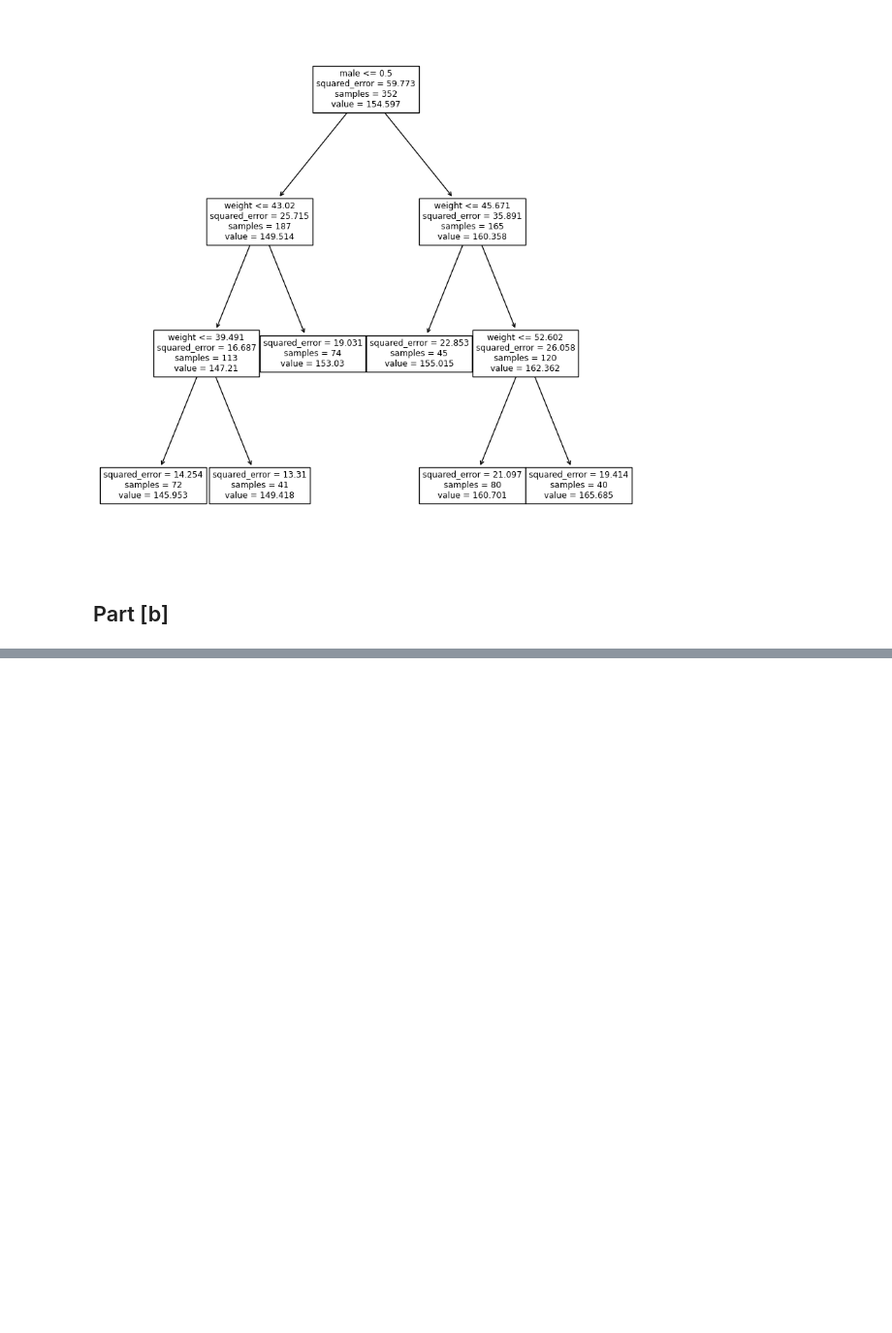
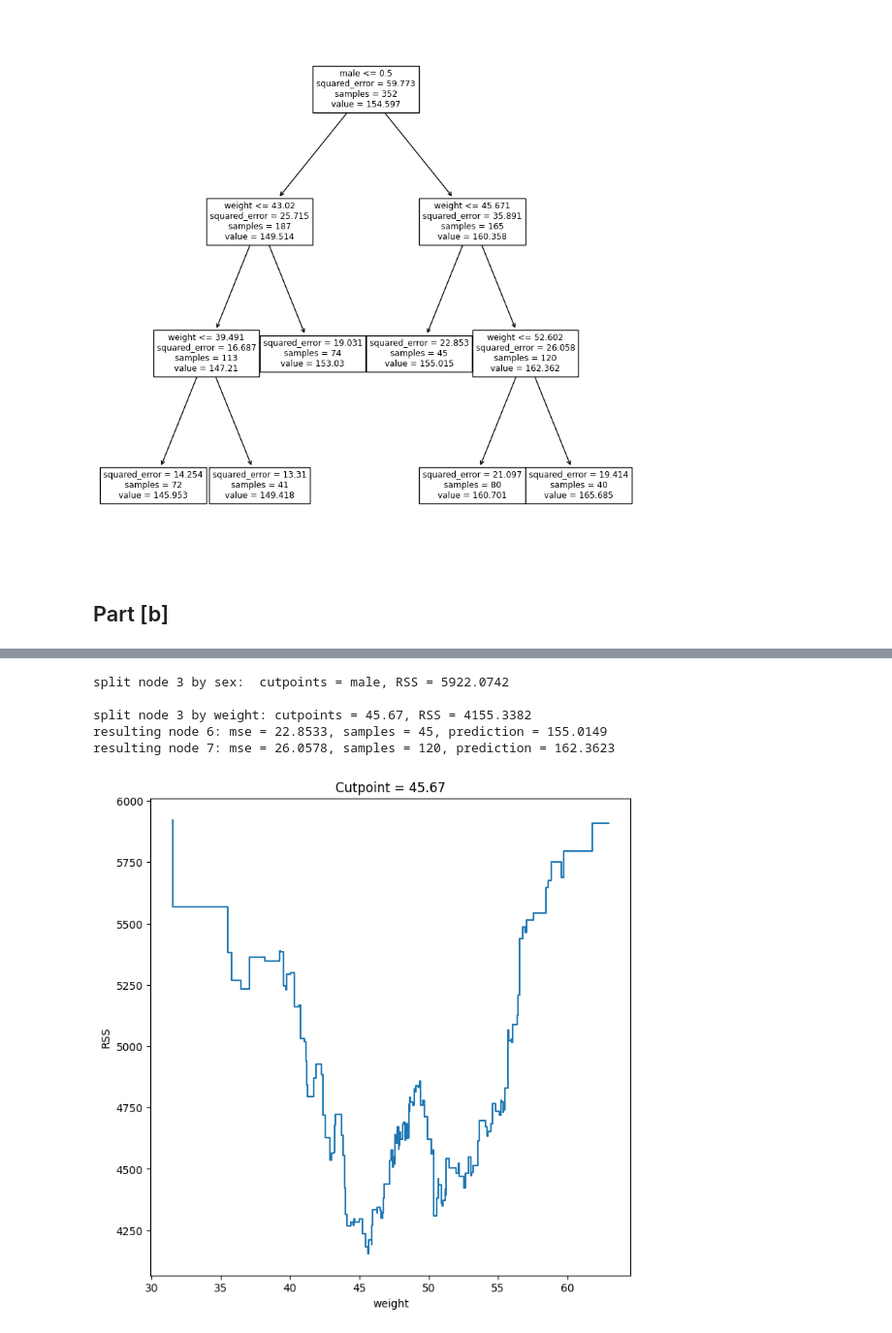
Before and after one commit to dg3358/Columbia-ACTU-5841, a Jupyter notebook: Assignment 10/Assignment-10.ipynb, the cells around one changed output, grey strips where cells are left out. Shown at 97% size. Saved outputs shown, nothing was run; the diff lists cells and outputs as text; code cells hidden in the pictures; blank space fills up the shorter version.

```diff
--- a/Assignment 10/Assignment-10.ipynb
+++ b/Assignment 10/Assignment-10.ipynb
@@ -35,0 +37,4 @@ y_3 = y[X_3.index.values]
+# %%
+#Create MSE function for MSE calculations
+def MSE(x_1, x_2):
+    return np.matmul((x_1 - x_2).T,(x_1 - x_2))/len(x_1 - x_2)
@@ -35,0 +72,7 @@ y_3 = y[X_3.index.values]
+# %%
+#Find split MSE possibilities when splitting on male
+split_val_male, sample_male, prediction_male, mse_male, RSS_male = split_MSE_possibilities(X_3, y_3, 'male')
+
+#Find minimum RSS of possibilities
+min_male_index = np.argmin(RSS_male)
+min_RSS_male = RSS_male[min_male_index]
@@ -35,0 +86,30 @@ y_3 = y[X_3.index.values]
+# %%
+#Run method while cutting on weight
+spv_weight, sample_weight, prediction_weight, mse_weight, RSS_weight = split_MSE_possibilities(X_3, y_3, 'weight')
+
+#Get minimum weight index
+mwi = np.argmin(RSS_weight)
+
+#Print out requested
+print('split node 3 by sex:  cutpoints = {}, RSS = {}'.format('male', RSS_male[min_male_index].round(4)))
+owc = round((spv_weight[mwi - 1] + spv_weight[mwi])/2,2)
+print('\nsplit node 3 by weight: cutpoints = {}, RSS = {}'.format(owc,RSS_weight[mwi].round(4)))
+print('resulting node 6: mse = {}, samples = {}, prediction = {}'\
+      .format(mse_weight[mwi][0].round(4), sample_weight[mwi][0], prediction_weight[mwi][0].round(4)))
+print('resulting node 7: mse = {}, samples = {}, prediction = {}'\
+      .format(mse_weight[mwi][1].round(4), sample_weight[mwi][1], prediction_weight[mwi][1].round(4)))
+
+#Plot graph of RSS vs. cutpoint
+plt.figure(figsize = (8,8))
+plt.step(spv_weight, RSS_weight)
+plt.title('Cutpoint = {}'.format(owc))
+plt.ylabel('RSS')
+plt.xlabel('weight')
+plt.show()
+# %% [output]
+split node 3 by sex:  cutpoints = male, RSS = 5922.0742
+
+split node 3 by weight: cutpoints = 45.67, RSS = 4155.3382
+resulting node 6: mse = 22.8533, samples = 45, prediction = 155.0149
+resulting node 7: mse = 26.0578, samples = 120, prediction = 162.3623
+[figure, added]
```
Also changed, not shown: parts of 7 cells of this notebook.
